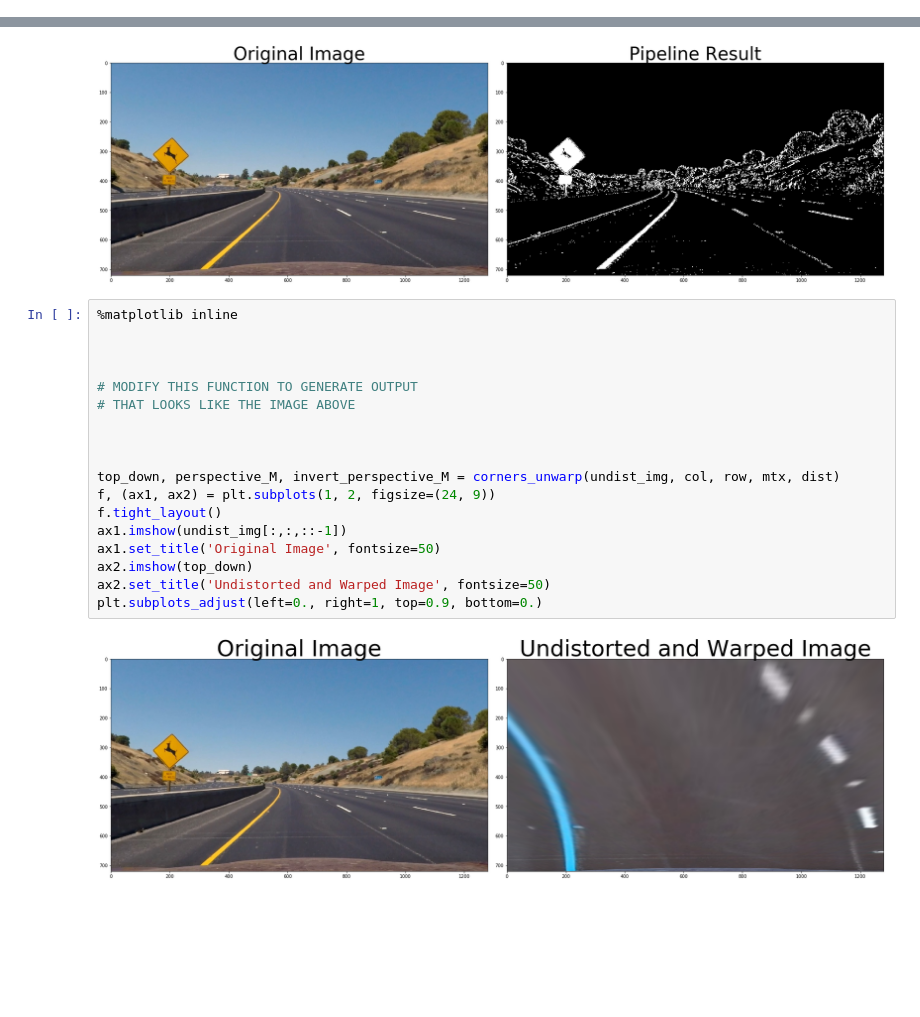
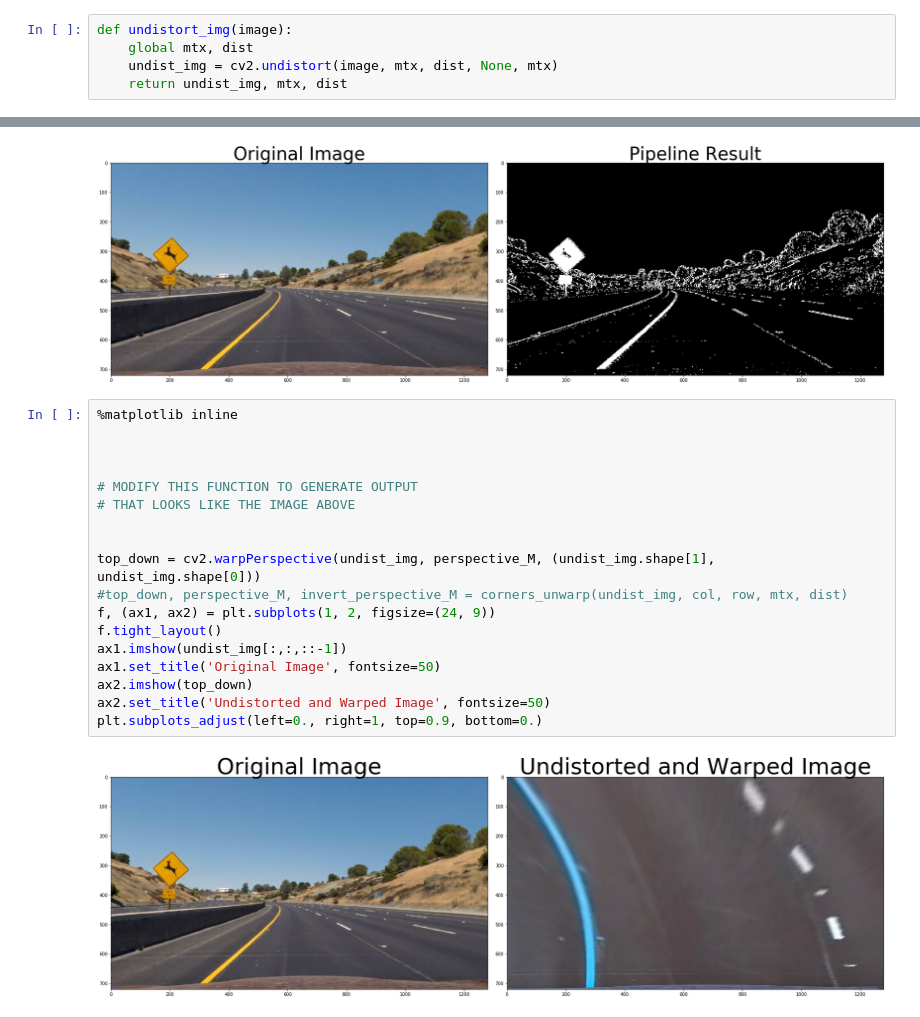
Before and after one commit to mickiedd/carnd_t1p4, a Jupyter notebook: p4.ipynb, the cells around one changed output, grey strips where cells are left out. Drawn from its saved outputs; the diff is of its cells as text; blank space fills up the shorter version.

```diff
--- a/p4.ipynb
+++ b/p4.ipynb
@@ -326,6 +345,11 @@ Wall time: 1min 54s
 # %% [markdown]
 Undistorting Test
 ===
+# %%
+def undistort_img(image):
+    global mtx, dist
+    undist_img = cv2.undistort(image, mtx, dist, None, mtx)
+    return undist_img, mtx, dist
 # %%
 %matplotlib inline
 
@@ -365,23 +389,23 @@ plt.subplots_adjust(left=0., right=1, top=0.9, bottom=0.)
 # %%
 %matplotlib inline
 
 
 
 # MODIFY THIS FUNCTION TO GENERATE OUTPUT
 # THAT LOOKS LIKE THE IMAGE ABOVE
 
 
-
-top_down, perspective_M, invert_perspective_M = corners_unwarp(undist_img, col, row, mtx, dist)
+top_down = cv2.warpPerspective(undist_img, perspective_M, (undist_img.shape[1], undist_img.shape[0]))
+#top_down, perspective_M, invert_perspective_M = corners_unwarp(undist_img, col, row, mtx, dist)
 f, (ax1, ax2) = plt.subplots(1, 2, figsize=(24, 9))
 f.tight_layout()
 ax1.imshow(undist_img[:,:,::-1])
 ax1.set_title('Original Image', fontsize=50)
 ax2.imshow(top_down)
 ax2.set_title('Undistorted and Warped Image', fontsize=50)
 plt.subplots_adjust(left=0., right=1, top=0.9, bottom=0.)
 # %% [output]
-[figure, old version]
+[figure, new version]
 # %%
 %matplotlib inline
 
```
Also changed, not shown: parts of 7 cells of this notebook.
